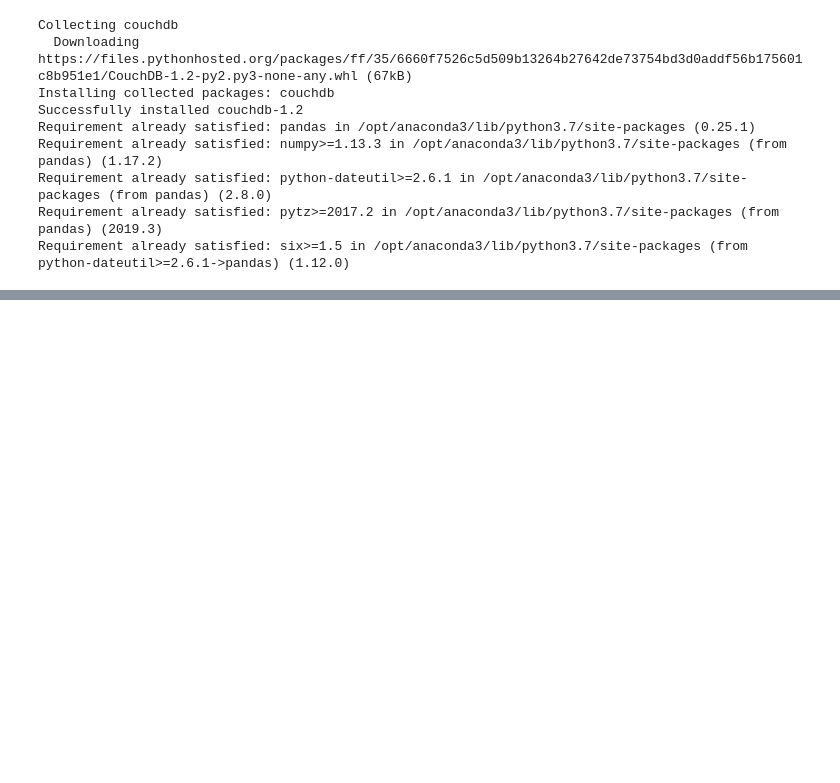
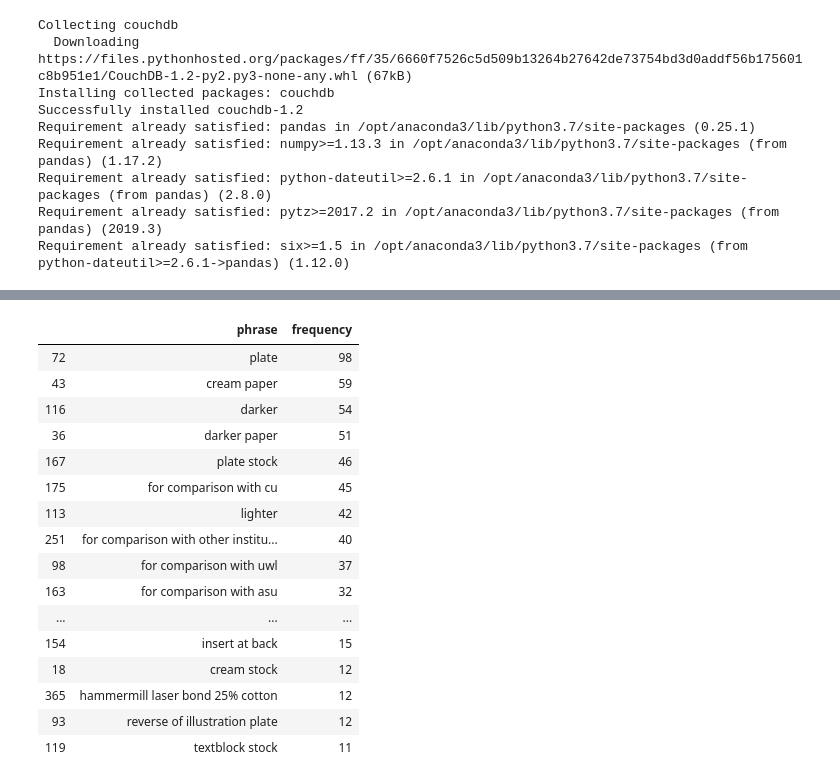
Before and after one commit to hujingc/umsi_loc_anc, a Jupyter notebook: initial_data_visualizations.ipynb, the cells around one changed output, grey strips where cells are left out. Saved outputs shown, nothing was run; the diff lists cells and outputs as text; code cells hidden in the pictures; blank space fills up the shorter version.

```diff
--- a/initial_data_visualizations.ipynb
+++ b/initial_data_visualizations.ipynb
@@ -187,0 +222,22 @@ KeyboardInterrupt:
+# %%
+#playing around with dropping the infrequent phrases, such dropping less than 10
+freq_moreThan = freq_df[freq_df.frequency > 10]
+freq_moreThan
+# %% [output]
+|  | phrase | frequency |
+| 72 | plate | 98 |
+| 43 | cream paper | 59 |
+| 116 | darker | 54 |
+| 36 | darker paper | 51 |
+| 167 | plate stock | 46 |
+| 175 | for comparison with cu | 45 |
+| 113 | lighter | 42 |
+| 251 | for comparison with other institu... | 40 |
+| 98 | for comparison with uwl | 37 |
+| 163 | for comparison with asu | 32 |
+| ... | ... | ... |
+| 154 | insert at back | 15 |
+| 18 | cream stock | 12 |
+| 365 | hammermill laser bond 25% cotton | 12 |
+| 93 | reverse of illustration plate | 12 |
+| 119 | textblock stock | 11 |
```
Also changed, not shown: parts of 20 cells of this notebook.
